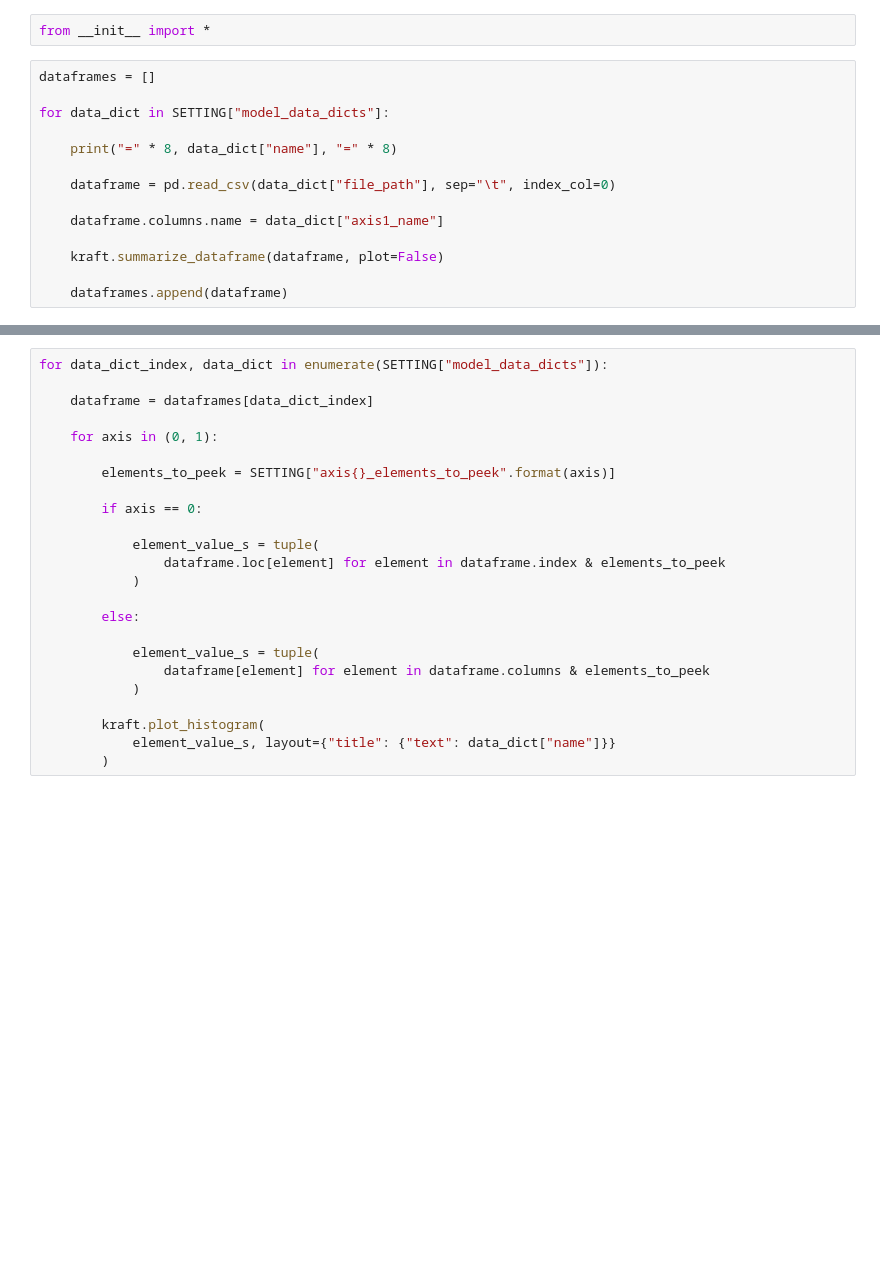
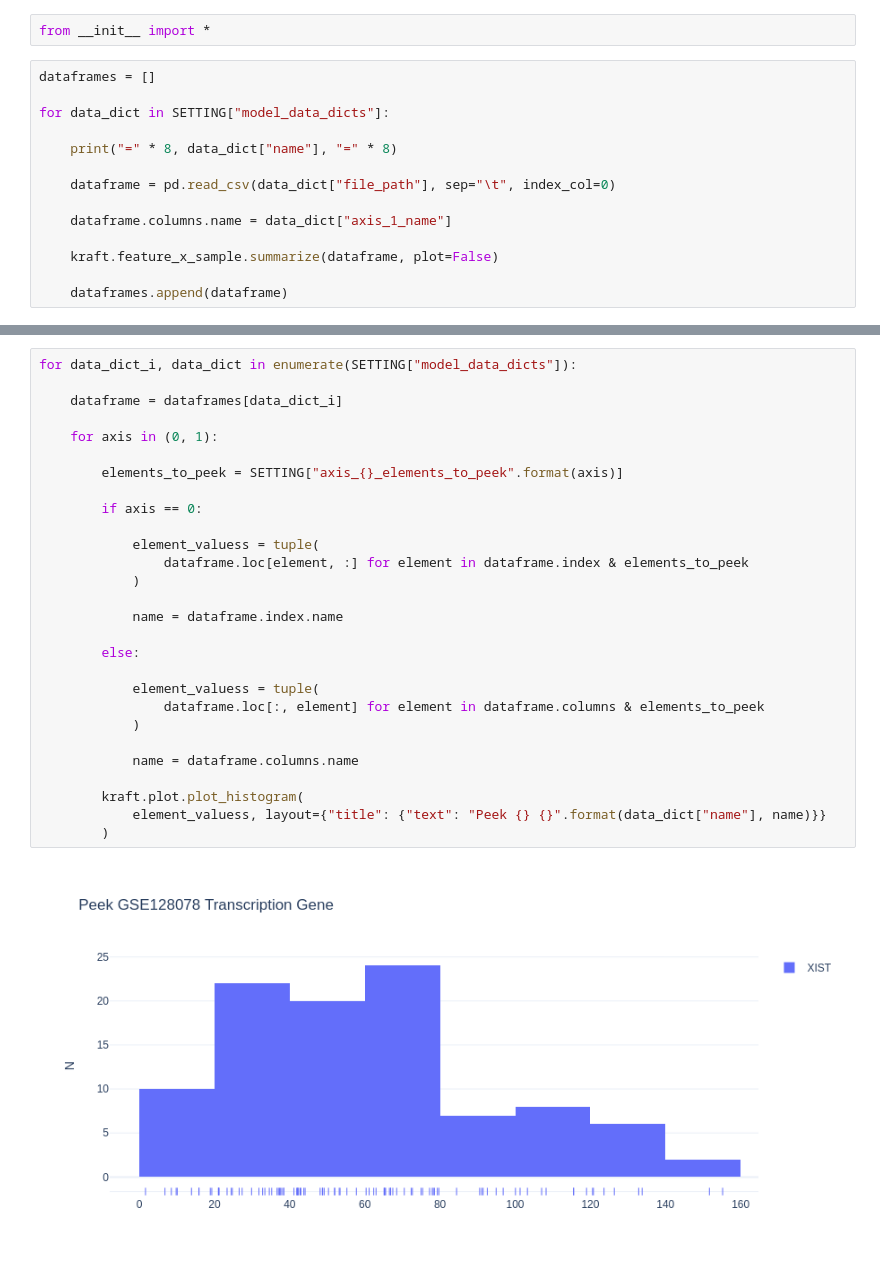
Before and after one commit to KwatME/model, a Jupyter notebook: code/01_peek.ipynb, the cells around one changed output, grey strips where cells are left out. Saved outputs shown, nothing was run; the diff lists cells and outputs as text; blank space fills up the shorter version.

Commit message:
model: up to MF

```diff
--- a/code/01_peek.ipynb
+++ b/code/01_peek.ipynb
@@ -9,8 +9,8 @@ for data_dict in SETTING["model_data_dicts"]:
 
     dataframe = pd.read_csv(data_dict["file_path"], sep="\t", index_col=0)
 
-    dataframe.columns.name = data_dict["axis1_name"]
+    dataframe.columns.name = data_dict["axis_1_name"]
 
-    kraft.summarize_dataframe(dataframe, plot=False)
+    kraft.feature_x_sample.summarize(dataframe, plot=False)
 
     dataframes.append(dataframe)
@@ -17,24 +24,30 @@ for data_dict in SETTING["model_data_dicts"]:
 # %%
-for data_dict_index, data_dict in enumerate(SETTING["model_data_dicts"]):
+for data_dict_i, data_dict in enumerate(SETTING["model_data_dicts"]):
 
-    dataframe = dataframes[data_dict_index]
+    dataframe = dataframes[data_dict_i]
 
     for axis in (0, 1):
 
-        elements_to_peek = SETTING["axis{}_elements_to_peek".format(axis)]
+        elements_to_peek = SETTING["axis_{}_elements_to_peek".format(axis)]
 
         if axis == 0:
 
-            element_value_s = tuple(
-                dataframe.loc[element] for element in dataframe.index & elements_to_peek
+            element_valuess = tuple(
+                dataframe.loc[element, :] for element in dataframe.index & elements_to_peek
             )
+
+            name = dataframe.index.name
 
         else:
 
-            element_value_s = tuple(
-                dataframe[element] for element in dataframe.columns & elements_to_peek
+            element_valuess = tuple(
+                dataframe.loc[:, element] for element in dataframe.columns & elements_to_peek
             )
 
-        kraft.plot_histogram(
-            element_value_s, layout={"title": {"text": data_dict["name"]}}
+            name = dataframe.columns.name
+
+        kraft.plot.plot_histogram(
+            element_valuess, layout={"title": {"text": "Peek {} {}".format(data_dict["name"], name)}}
         )
+# %% [output]
+[figure, added]
```
Also changed, not shown: parts of 2 cells of this notebook, 4 other files.
